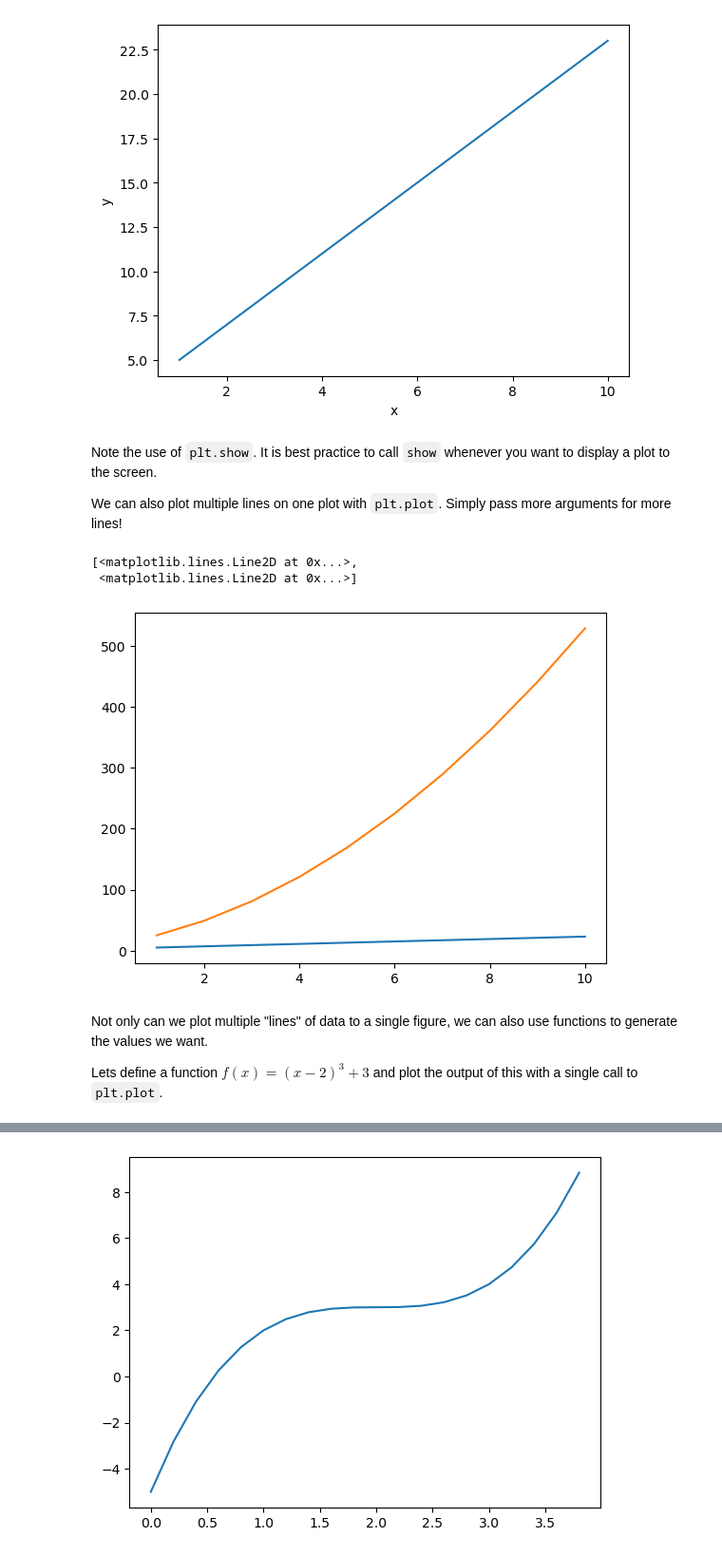
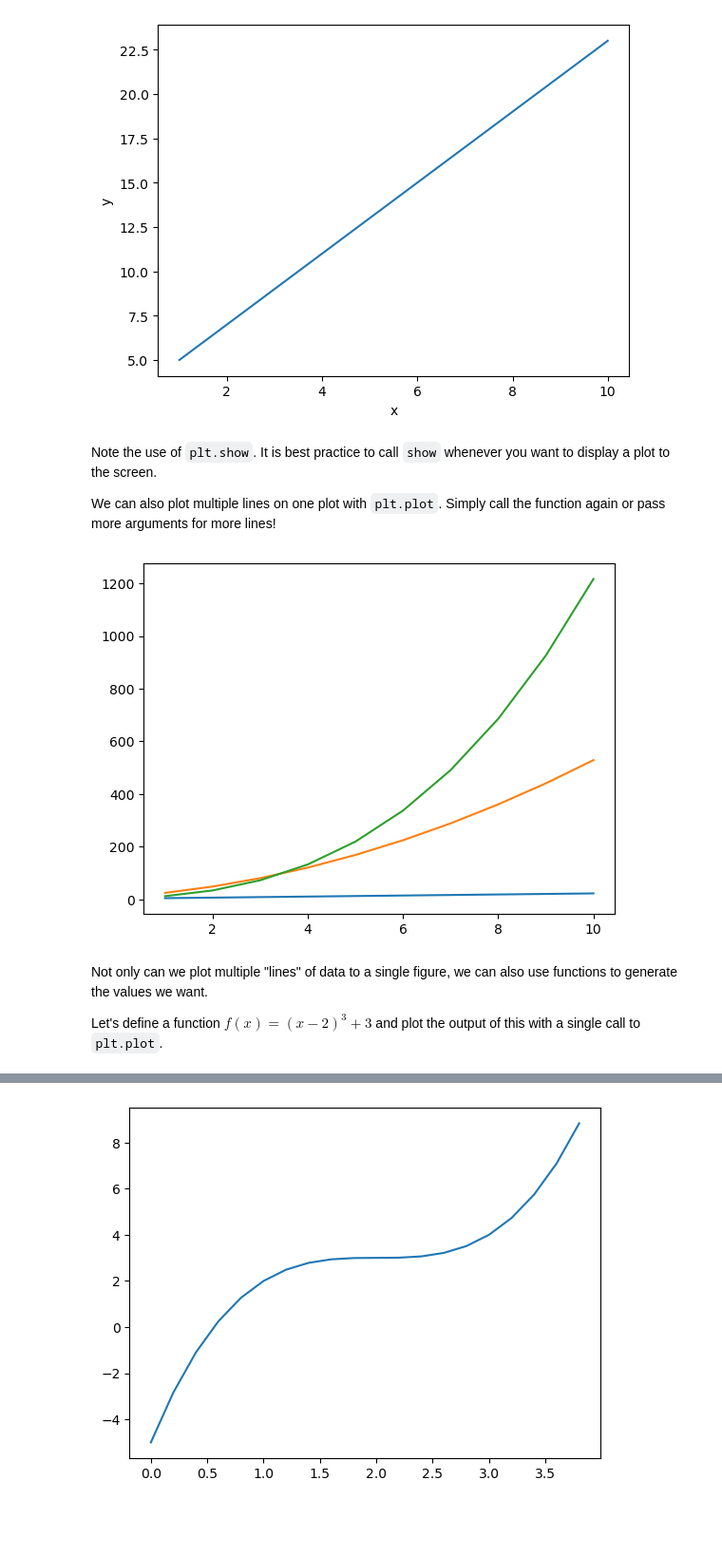
Before and after one commit to zzz-tong037/bwsi-intro-python, a Jupyter notebook: mod5_intro_to_data_science/1_loading_and_visualizing_data.ipynb, the cells around one changed output, grey strips where cells are left out. Shown at 95% size. Drawn from its saved outputs; the diff is of its cells as text; code cells hidden in the pictures; blank space fills up the shorter version.

```diff
--- a/mod5_intro_to_data_science/1_loading_and_visualizing_data.ipynb
+++ b/mod5_intro_to_data_science/1_loading_and_visualizing_data.ipynb
@@ -177,18 +175,17 @@ plt.show()
 # %% [markdown]
 Note the use of `plt.show`. It is best practice to call `show` whenever you want to display a plot to the screen.
 
-We can also plot multiple lines on one plot with `plt.plot`. Simply pass more arguments for more lines!
+We can also plot multiple lines on one plot with `plt.plot`. Simply call the function again or pass more arguments for more lines!
 # %%
-plt.plot(x,y,x,y**2)
+plt.plot(x,y)
+plt.plot(x,y**2, x,0.1*y**3)
 plt.show()
 # %% [output]
-[<matplotlib.lines.Line2D at 0x...>,
- <matplotlib.lines.Line2D at 0x...>]
-[figure, old version]
+[figure, new version]
 # %% [markdown]
 Not only can we plot multiple "lines" of data to a single figure, we can also use functions to generate the values we want.
 
-Lets define a function $f(x)=(x-2)^3+3$ and plot the output of this with a single call to `plt.plot`.
+Let's define a function $f(x)=(x-2)^3+3$ and plot the output of this with a single call to `plt.plot`.
 # %%
 def f(x):
     return (x-2)**3 + 3
```
Also changed, not shown: parts of 3 cells of this notebook.
